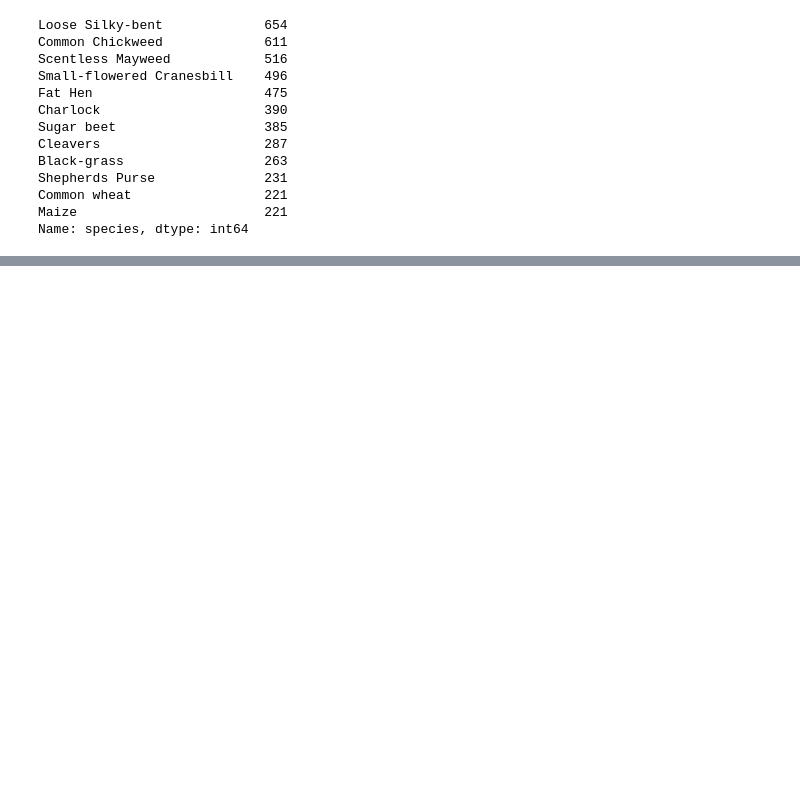
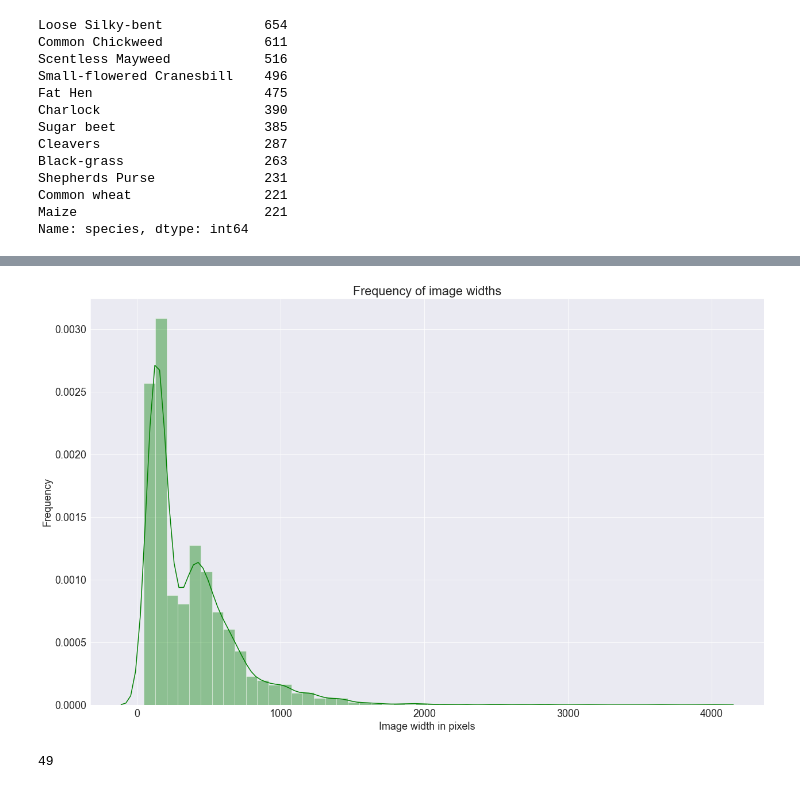
Before and after one commit to HStuklis/my-projects, a Jupyter notebook: plant-image-analysis/plant-image-analysis-code.ipynb, the cells around one changed output, grey strips where cells are left out. Saved outputs shown, nothing was run; the diff lists cells and outputs as text; code cells hidden in the pictures; blank space fills up the shorter version.

```diff
--- a/plant-image-analysis/plant-image-analysis-code.ipynb
+++ b/plant-image-analysis/plant-image-analysis-code.ipynb
@@ -95,0 +115,11 @@ for file in full_data['file_name']:
+# %%
+sns.distplot(full_data['image_width'], color = 'green')
+plt.title('Frequency of image widths')
+plt.ylabel('Frequency')
+plt.xlabel('Image width in pixels');
+# %% [output]
+[figure, added]
+# %%
+full_data['image_width'].min()
+# %% [output]
+49
```
Also changed, not shown: parts of 17 cells of this notebook.
